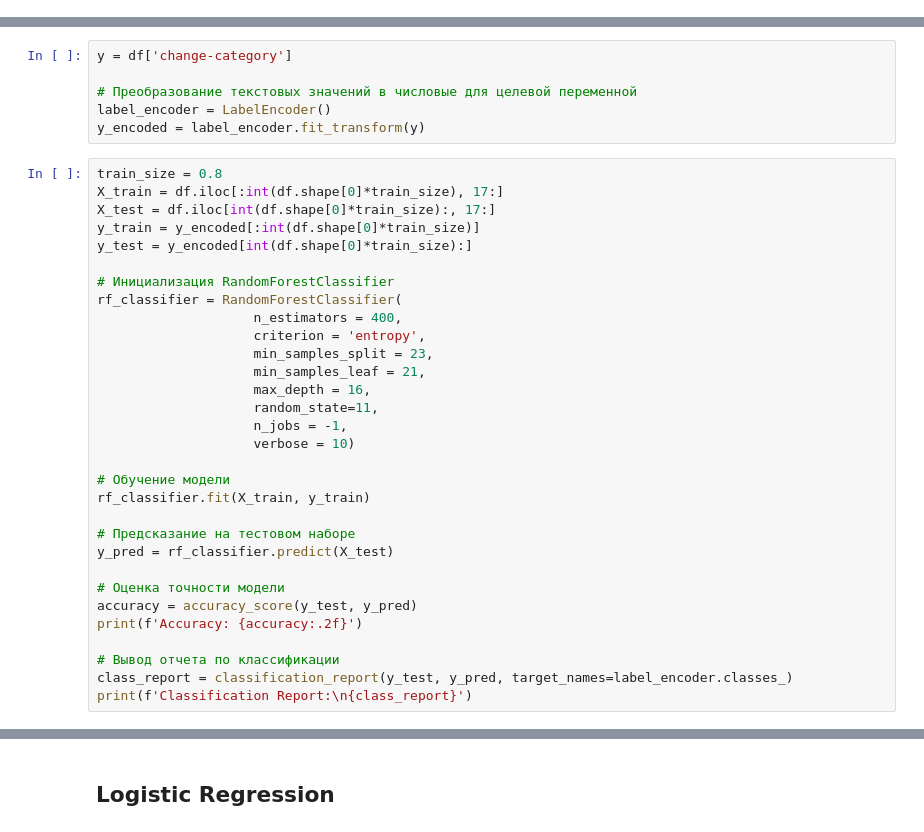
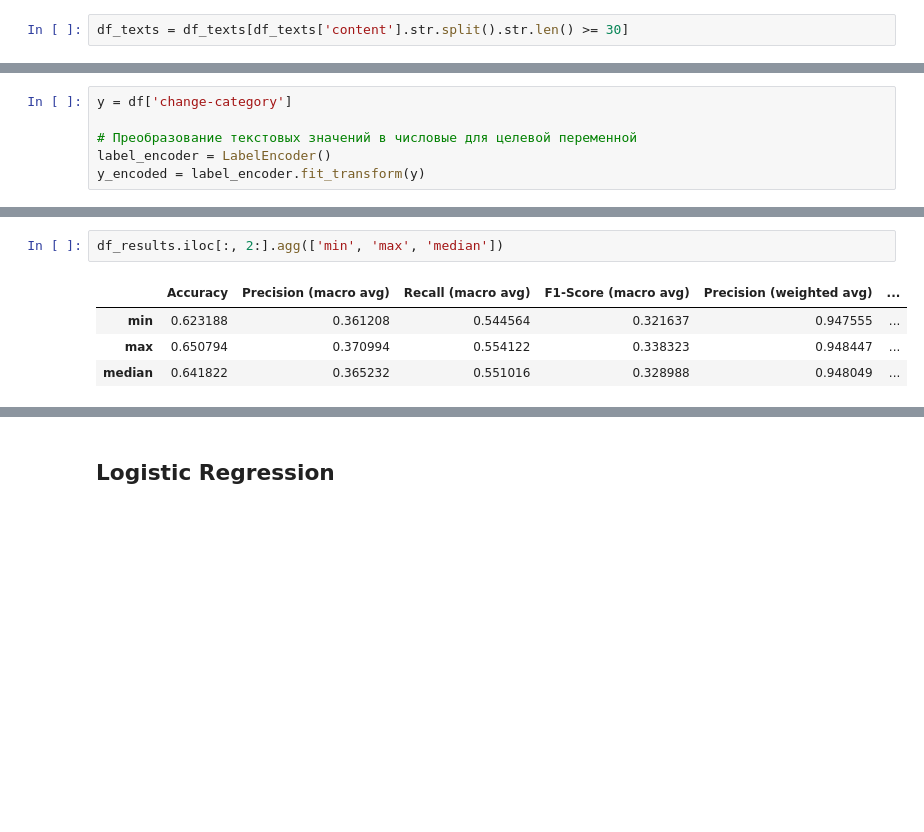
Before and after one commit to ReAlex1902/stock-trend-pred, a Jupyter notebook: modeling_v2_sbert.ipynb, the cells around one changed output, grey strips where cells are left out. Cells and saved outputs as stored; diff of their text form; blank space fills up the shorter version.

Commit message:
random forest

```diff
--- a/modeling_v2_sbert.ipynb
+++ b/modeling_v2_sbert.ipynb
@@ -93,6 +93,8 @@ for company_ticker in company_tickers:
     df_texts = pd.concat([df_texts, df])
 
 df_texts['combined_text'] = df_texts['title'] + '\n' + df_texts['content']
+# %%
+df_texts = df_texts[df_texts['content'].str.split().str.len() >= 30]
 # %%
 df = df_texts.merge(df_finances, how = 'inner', on = ['ticker', 'date_str'])
 df.sort_values('date_str', inplace = True)
@@ -281,34 +287,3 @@ y = df['change-category']
 # Преобразование текстовых значений в числовые для целевой переменной
 label_encoder = LabelEncoder()
 y_encoded = label_encoder.fit_transform(y)
-# %%
-train_size = 0.8
-X_train = df.iloc[:int(df.shape[0]*train_size), 17:]
-X_test = df.iloc[int(df.shape[0]*train_size):, 17:]
-y_train = y_encoded[:int(df.shape[0]*train_size)]
-y_test = y_encoded[int(df.shape[0]*train_size):]
-
-# Инициализация RandomForestClassifier
-rf_classifier = RandomForestClassifier(
-                    n_estimators = 400,
-                    criterion = 'entropy',
-                    min_samples_split = 23,
-                    min_samples_leaf = 21,
-                    max_depth = 16,
-                    random_state=11,
-                    n_jobs = -1,
-                    verbose = 10)
-
-# Обучение модели
-rf_classifier.fit(X_train, y_train)
-
-# Предсказание на тестовом наборе
-y_pred = rf_classifier.predict(X_test)
-
-# Оценка точности модели
-accuracy = accuracy_score(y_test, y_pred)
-print(f'Accuracy: {accuracy:.2f}')
-
-# Вывод отчета по классификации
-class_report = classification_report(y_test, y_pred, target_names=label_encoder.classes_)
-print(f'Classification Report:\n{class_report}')
@@ -353,3 +364,10 @@ building tree 30 of 400
+# %%
+df_results.iloc[:, 2:].agg(['min', 'max', 'median'])
+# %% [output]
+|  | Accuracy | Precision (macro avg) | Recall (macro avg) | F1-Score (macro avg) | Precision (weighted avg) | ... |
+| min | 0.623188 | 0.361208 | 0.544564 | 0.321637 | 0.947555 | ... |
+| max | 0.650794 | 0.370994 | 0.554122 | 0.338323 | 0.948447 | ... |
+| median | 0.641822 | 0.365232 | 0.551016 | 0.328988 | 0.948049 | ... |
 # %%
 import matplotlib.pyplot as plt
 
```
Also changed, not shown: parts of 14 cells of this notebook.
